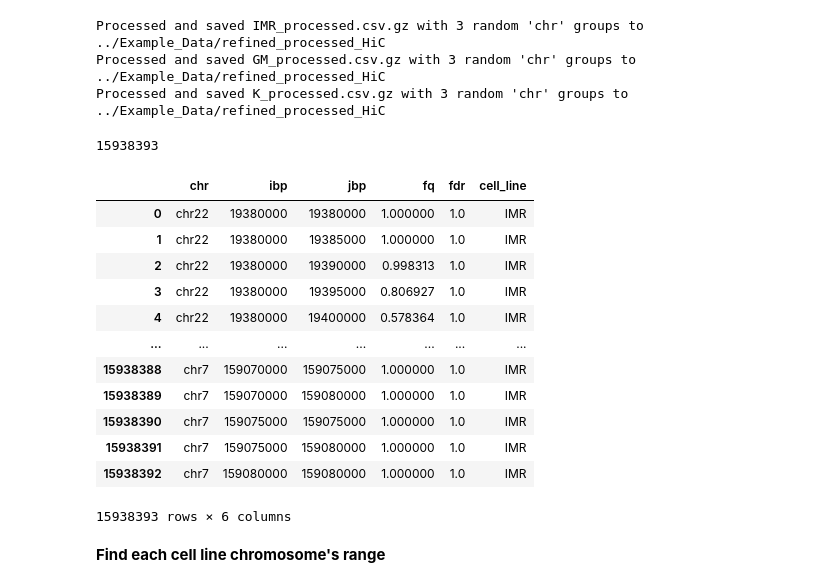
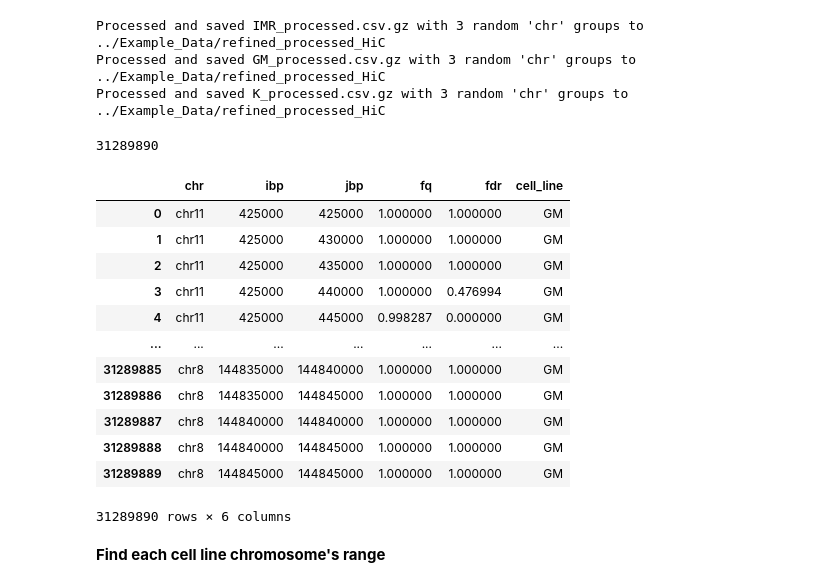
Before and after one commit to ldu3/chrompolymerDB_Project, a Jupyter notebook: Scripts/extraction.ipynb, the cells around one changed output. Drawn from its saved outputs; the diff is of its cells as text; code cells hidden in the pictures.

```diff
--- a/Scripts/extraction.ipynb
+++ b/Scripts/extraction.ipynb
@@ -150,25 +150,25 @@ Processed and saved IMR_processed.csv.gz with 3 random 'chr' groups to ../Exampl
 Processed and saved GM_processed.csv.gz with 3 random 'chr' groups to ../Example_Data/refined_processed_HiC
 Processed and saved K_processed.csv.gz with 3 random 'chr' groups to ../Example_Data/refined_processed_HiC
 # %%
-file_path = "../Example_Data/refined_processed_HiC/IMR_processed.csv.gz"
+file_path = "../Example_Data/refined_processed_HiC/GM_processed.csv.gz"
 IMR_Example_df = pd.read_csv(file_path)
 print(len(IMR_Example_df))
 IMR_Example_df
 # %% [output]
-15938393
+31289890
 |  | chr | ibp | jbp | fq | fdr | cell_line |
-| 0 | chr22 | 19380000 | 19380000 | 1.000000 | 1.0 | IMR |
-| 1 | chr22 | 19380000 | 19385000 | 1.000000 | 1.0 | IMR |
-| 2 | chr22 | 19380000 | 19390000 | 0.998313 | 1.0 | IMR |
-| 3 | chr22 | 19380000 | 19395000 | 0.806927 | 1.0 | IMR |
-| 4 | chr22 | 19380000 | 19400000 | 0.578364 | 1.0 | IMR |
+| 0 | chr11 | 425000 | 425000 | 1.000000 | 1.000000 | GM |
+| 1 | chr11 | 425000 | 430000 | 1.000000 | 1.000000 | GM |
+| 2 | chr11 | 425000 | 435000 | 1.000000 | 1.000000 | GM |
+| 3 | chr11 | 425000 | 440000 | 1.000000 | 0.476994 | GM |
+| 4 | chr11 | 425000 | 445000 | 0.998287 | 0.000000 | GM |
 | ... | ... | ... | ... | ... | ... | ... |
-| 15938388 | chr7 | 159070000 | 159075000 | 1.000000 | 1.0 | IMR |
-| 15938389 | chr7 | 159070000 | 159080000 | 1.000000 | 1.0 | IMR |
-| 15938390 | chr7 | 159075000 | 159075000 | 1.000000 | 1.0 | IMR |
-| 15938391 | chr7 | 159075000 | 159080000 | 1.000000 | 1.0 | IMR |
-| 15938392 | chr7 | 159080000 | 159080000 | 1.000000 | 1.0 | IMR |
+| 31289885 | chr8 | 144835000 | 144840000 | 1.000000 | 1.000000 | GM |
+| 31289886 | chr8 | 144835000 | 144845000 | 1.000000 | 1.000000 | GM |
+| 31289887 | chr8 | 144840000 | 144840000 | 1.000000 | 1.000000 | GM |
+| 31289888 | chr8 | 144840000 | 144845000 | 1.000000 | 1.000000 | GM |
+| 31289889 | chr8 | 144845000 | 144845000 | 1.000000 | 1.000000 | GM |
-15938393 rows × 6 columns
+31289890 rows × 6 columns
 # %% [markdown]
 **Find each cell line chromosome's range**
 # %%
```
Also changed, not shown: parts of 3 cells of this notebook, 5 other files.
